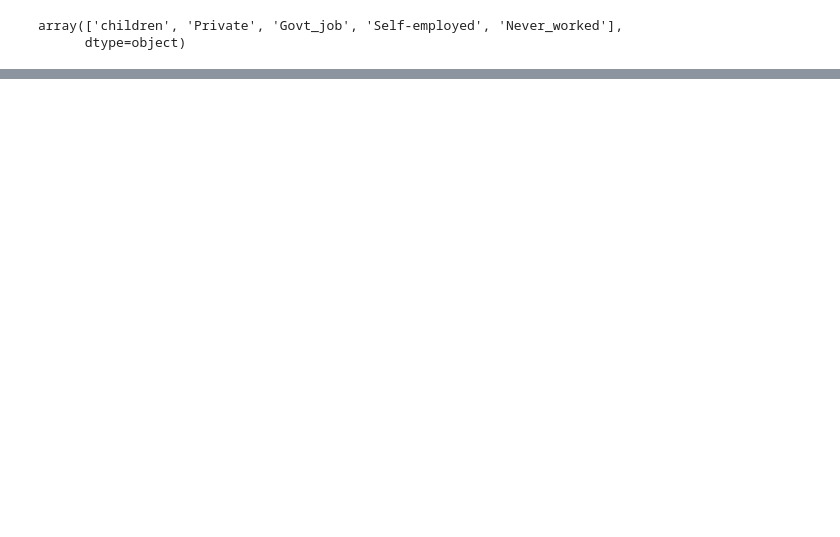
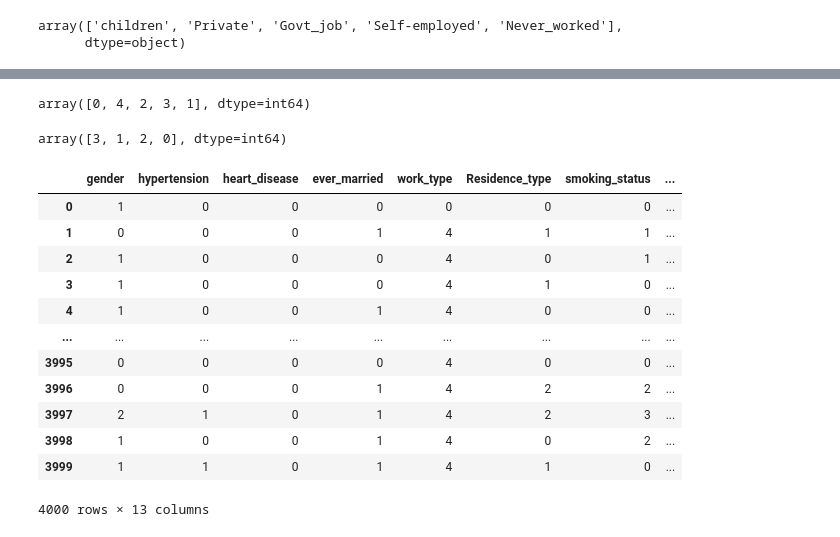
Before and after one commit to VinhDevNguyen/Stroke-Prediction, a Jupyter notebook: KNN_Imputer_with_Age.ipynb, the cells around one changed output, grey strips where cells are left out. Drawn from its saved outputs; the diff is of its cells as text; code cells hidden in the pictures; blank space fills up the shorter version.

```diff
--- a/KNN_Imputer_with_Age.ipynb
+++ b/KNN_Imputer_with_Age.ipynb
@@ -488,0 +505,37 @@ array(['children', 'Private', 'Govt_job', 'Self-employed', 'Never_worked'],
+# %%
+work_type_mapping = {"children": 0, "Private": 4, "Govt_job": 2, "Self-employed": 3, "Never_worked": 1}
+raw_df['work_type'] = raw_df['work_type'].map(work_type_mapping)
+raw_df['work_type'].unique()
+# %% [output]
+array([0, 4, 2, 3, 1], dtype=int64)
+# %%
+blood_mapping = {"A": 0, "AB": 2, "O": 3, "B": 1}
+raw_df['blood'] = raw_df['blood'].map(blood_mapping)
+raw_df['blood'].unique()
+# %% [output]
+array([3, 1, 2, 0], dtype=int64)
+# %%
+from sklearn.preprocessing import StandardScaler
+std = StandardScaler()
+columns = ['avg_glucose_level','bmi','age']
+scaled = std.fit_transform(raw_df[columns])
+scaled = pd.DataFrame(scaled,columns=columns)
+raw_df=raw_df.drop(columns=columns,axis=1)
+# %%
+raw_df = raw_df.reset_index(drop=True)
+raw_df = raw_df.merge(scaled, left_index=True, right_index=True, how = "left")
+raw_df
+# %% [output]
+|  | gender | hypertension | heart_disease | ever_married | work_type | Residence_type | smoking_status | ... |
+| 0 | 1 | 0 | 0 | 0 | 0 | 0 | 0 | ... |
+| 1 | 0 | 0 | 0 | 1 | 4 | 1 | 1 | ... |
+| 2 | 1 | 0 | 0 | 0 | 4 | 0 | 1 | ... |
+| 3 | 1 | 0 | 0 | 0 | 4 | 1 | 0 | ... |
+| 4 | 1 | 0 | 0 | 1 | 4 | 0 | 0 | ... |
+| ... | ... | ... | ... | ... | ... | ... | ... | ... |
+| 3995 | 0 | 0 | 0 | 0 | 4 | 0 | 0 | ... |
+| 3996 | 0 | 0 | 0 | 1 | 4 | 2 | 2 | ... |
+| 3997 | 2 | 1 | 0 | 1 | 4 | 2 | 3 | ... |
+| 3998 | 1 | 0 | 0 | 1 | 4 | 0 | 2 | ... |
+| 3999 | 1 | 1 | 0 | 1 | 4 | 1 | 0 | ... |
+4000 rows × 13 columns
```
Also changed, not shown: parts of 11 cells of this notebook, 3 other files.
